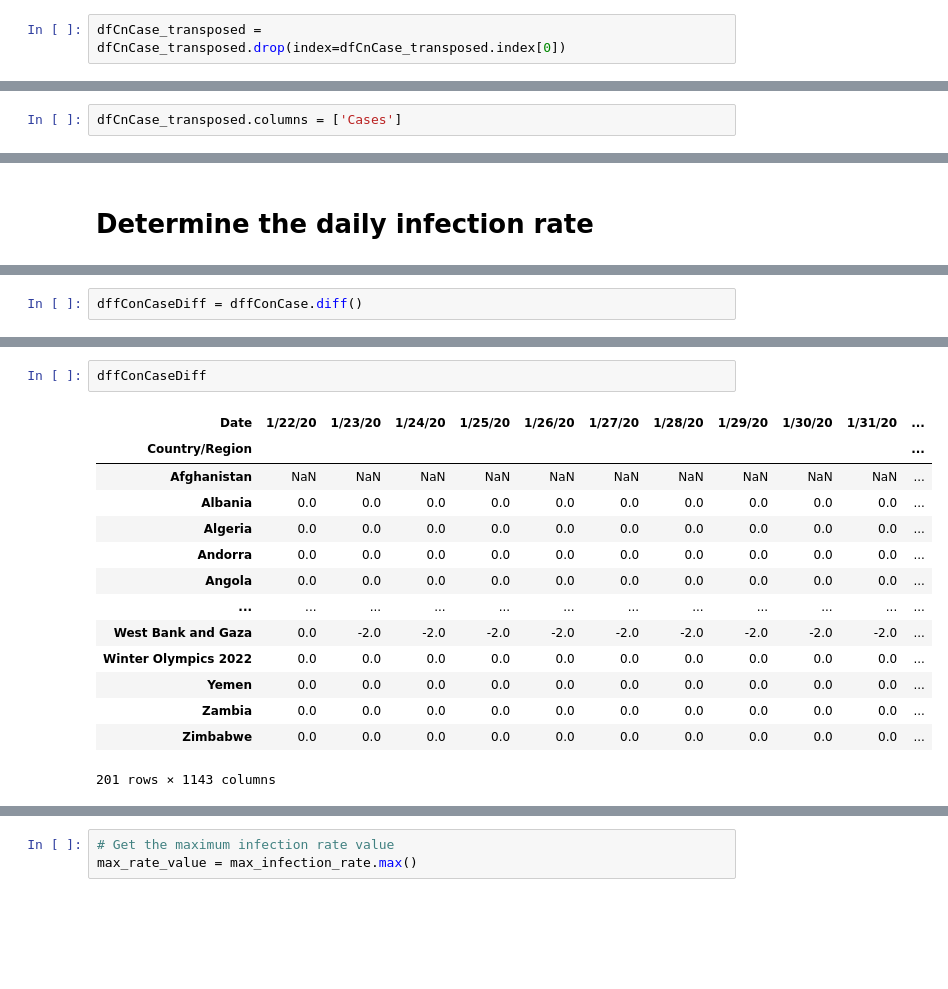
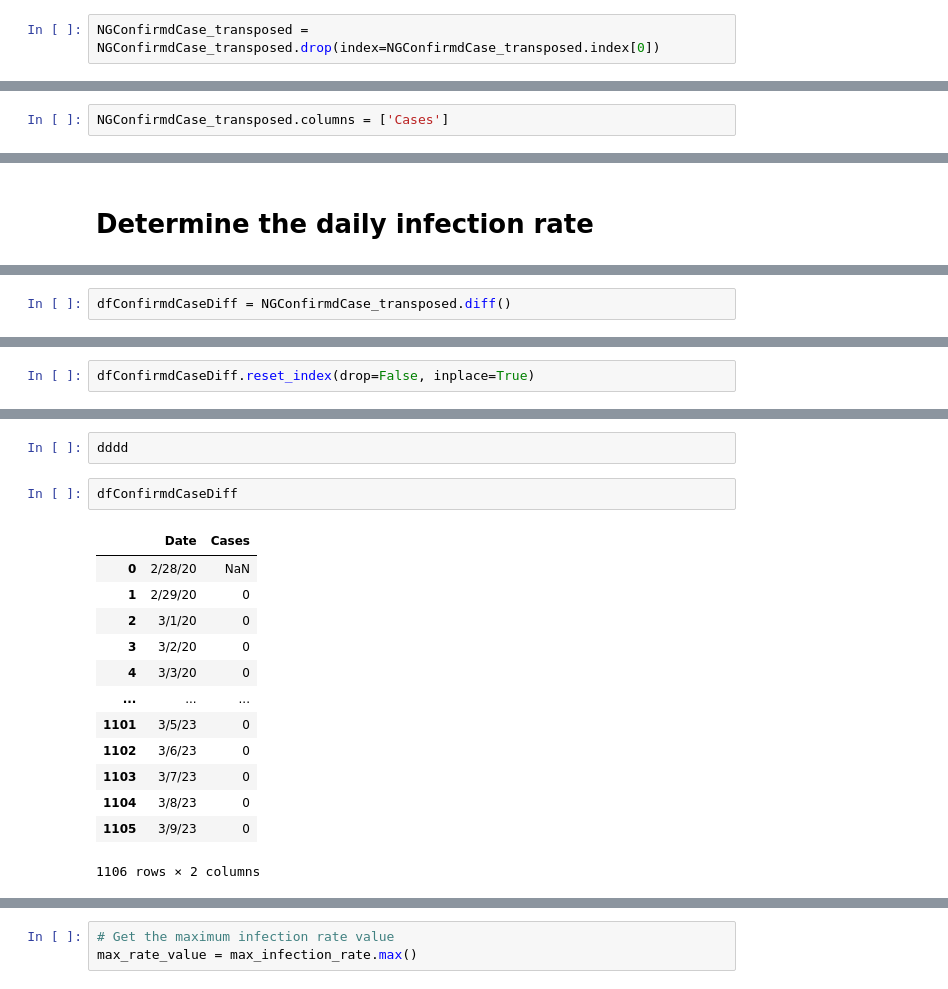
Before and after one commit to Ustacky-dev/Nigeria-COVID-19-Data-Analysis-Using-Python, a Jupyter notebook: My_Capstone Project-Copy1.ipynb, the cells around one changed output, grey strips where cells are left out. Drawn from its saved outputs; the diff is of its cells as text; blank space fills up the shorter version.

```diff
--- a/My_Capstone Project-Copy1.ipynb
+++ b/My_Capstone Project-Copy1.ipynb
@@ -501,3 +525,3 @@ dfCnCase_transposed.index.name = 'Date'
 # %%
-dfCnCase_transposed = dfCnCase_transposed.drop(index=dfCnCase_transposed.index[0])
+NGConfirmdCase_transposed = NGConfirmdCase_transposed.drop(index=NGConfirmdCase_transposed.index[0])
 # %%
@@ -520,5 +567,5 @@ dfCnCase_transposed
 # %%
-dfCnCase_transposed.columns = ['Cases']
+NGConfirmdCase_transposed.columns = ['Cases']
 # %% [markdown]
 # Daily NAtional Covid19 confirmed cases
 # %%
@@ -998,2 +1084,2 @@ dffConCase
 # %%
-dffConCaseDiff = dffConCase.diff()
+dfConfirmdCaseDiff = NGConfirmdCase_transposed.diff()
@@ -999,0 +1103,2 @@ dffConCaseDiff = dffConCase.diff()
+# %%
+dfConfirmdCaseDiff.reset_index(drop=False, inplace=True)
@@ -1000,18 +1147,19 @@ dffConCaseDiff = dffConCase.diff()
+# %%
+dddd
 # %%
-dffConCaseDiff
+dfConfirmdCaseDiff
 # %% [output]
-| Date | 1/22/20 | 1/23/20 | 1/24/20 | 1/25/20 | 1/26/20 | 1/27/20 | 1/28/20 | 1/29/20 | 1/30/20 | 1/31/20 | ... |
-| Country/Region |  |  |  |  |  |  |  |  |  |  | ... |
-| Afghanistan | NaN | NaN | NaN | NaN | NaN | NaN | NaN | NaN | NaN | NaN | ... |
-| Albania | 0.0 | 0.0 | 0.0 | 0.0 | 0.0 | 0.0 | 0.0 | 0.0 | 0.0 | 0.0 | ... |
-| Algeria | 0.0 | 0.0 | 0.0 | 0.0 | 0.0 | 0.0 | 0.0 | 0.0 | 0.0 | 0.0 | ... |
-| Andorra | 0.0 | 0.0 | 0.0 | 0.0 | 0.0 | 0.0 | 0.0 | 0.0 | 0.0 | 0.0 | ... |
-| Angola | 0.0 | 0.0 | 0.0 | 0.0 | 0.0 | 0.0 | 0.0 | 0.0 | 0.0 | 0.0 | ... |
-| ... | ... | ... | ... | ... | ... | ... | ... | ... | ... | ... | ... |
-| West Bank and Gaza | 0.0 | -2.0 | -2.0 | -2.0 | -2.0 | -2.0 | -2.0 | -2.0 | -2.0 | -2.0 | ... |
-| Winter Olympics 2022 | 0.0 | 0.0 | 0.0 | 0.0 | 0.0 | 0.0 | 0.0 | 0.0 | 0.0 | 0.0 | ... |
-| Yemen | 0.0 | 0.0 | 0.0 | 0.0 | 0.0 | 0.0 | 0.0 | 0.0 | 0.0 | 0.0 | ... |
-| Zambia | 0.0 | 0.0 | 0.0 | 0.0 | 0.0 | 0.0 | 0.0 | 0.0 | 0.0 | 0.0 | ... |
-| Zimbabwe | 0.0 | 0.0 | 0.0 | 0.0 | 0.0 | 0.0 | 0.0 | 0.0 | 0.0 | 0.0 | ... |
+|  | Date | Cases |
+| 0 | 2/28/20 | NaN |
+| 1 | 2/29/20 | 0 |
+| 2 | 3/1/20 | 0 |
+| 3 | 3/2/20 | 0 |
+| 4 | 3/3/20 | 0 |
+| ... | ... | ... |
+| 1101 | 3/5/23 | 0 |
+| 1102 | 3/6/23 | 0 |
+| 1103 | 3/7/23 | 0 |
+| 1104 | 3/8/23 | 0 |
+| 1105 | 3/9/23 | 0 |
-201 rows × 1143 columns
+1106 rows × 2 columns
 # %%
```
Also changed, not shown: parts of 73 cells of this notebook.
